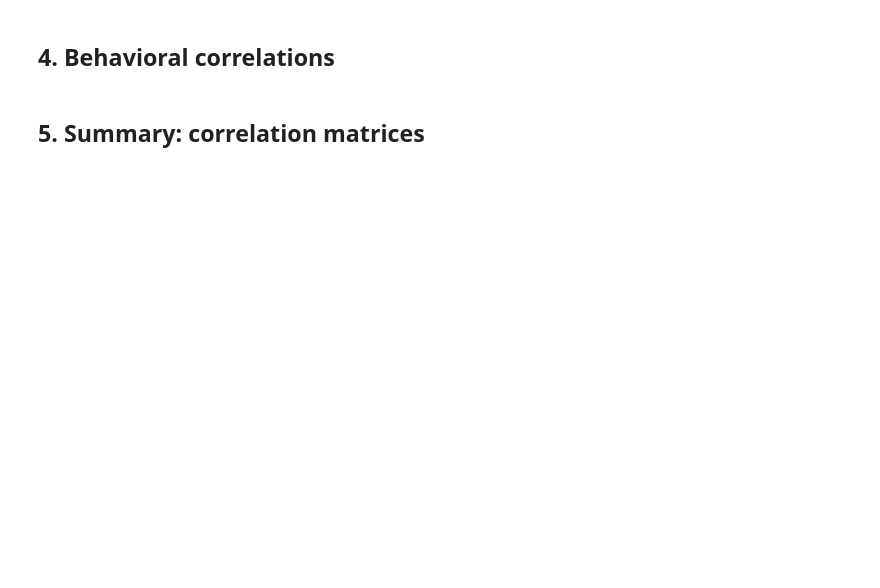
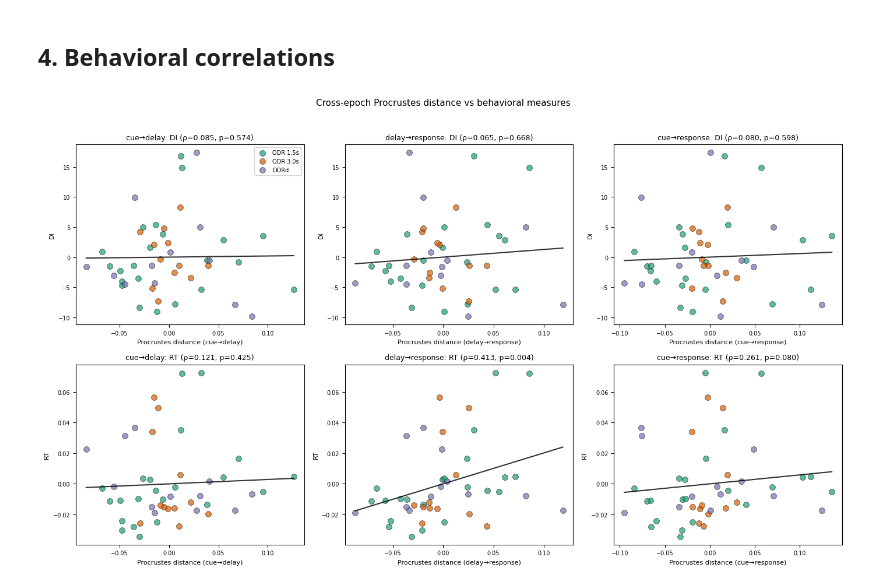
Before and after one commit to jmourabarbosa/geometryofage, a Jupyter notebook: analyses/cross_epoch.ipynb, the cells around one changed output. Drawn from its saved outputs; the diff is of its cells as text; code cells hidden in the pictures; blank space fills up the shorter version.

```diff
--- a/analyses/cross_epoch.ipynb
+++ b/analyses/cross_epoch.ipynb
@@ -78,6 +100,6 @@ for task_name in TASK_EPOCHS:
 ## 4. Behavioral correlations
 # %%
 plot_cross_epoch_correlations(cross_epoch, beh_df, monkey_edges, TASK_EPOCHS,
-                               COMPARISONS)
+                               COMPARISONS, method='reg')
+# %% [output]
+[figure, added]
-# %% [markdown]
-## 5. Summary: correlation matrices
```
Also changed, not shown: parts of 7 cells of this notebook, 10 other files.
